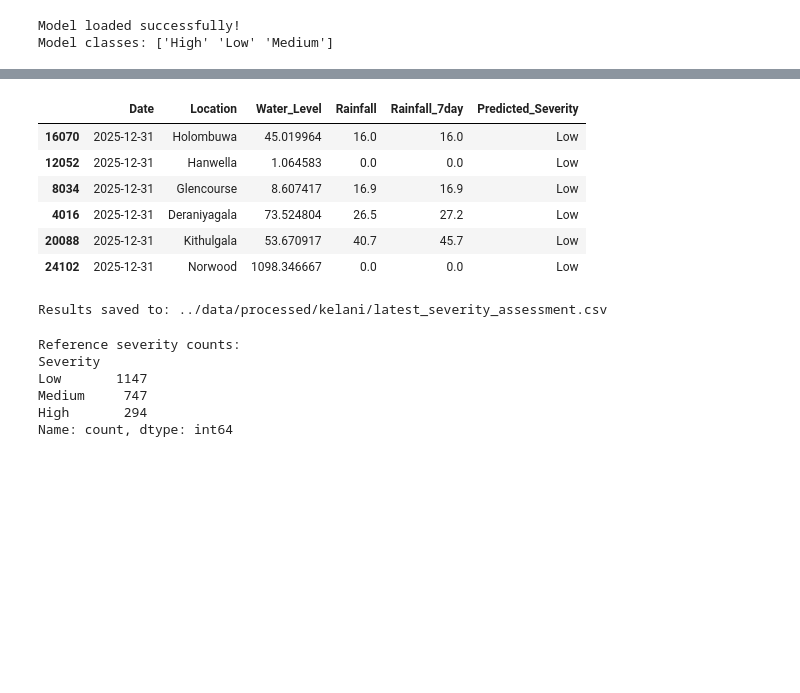
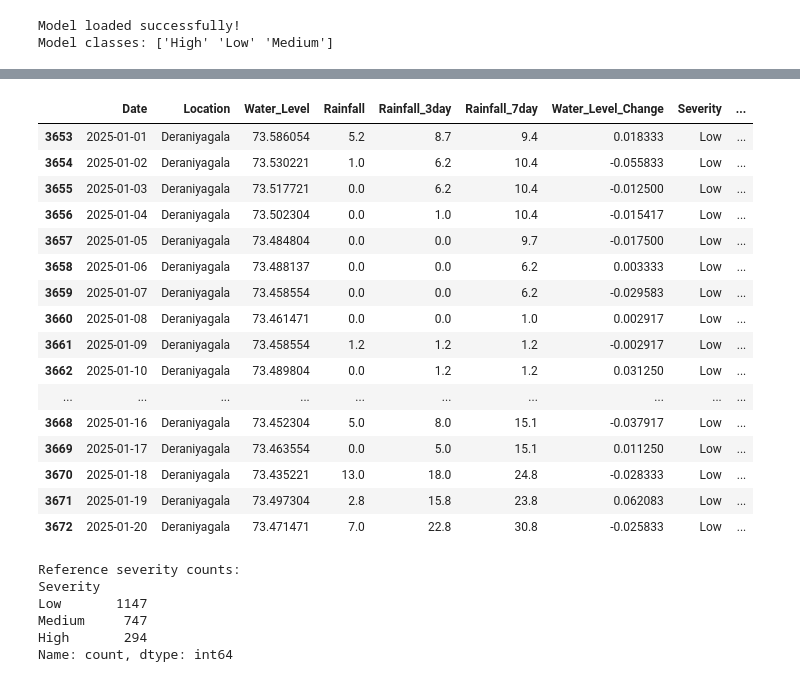
Before and after one commit to amasha-sinhalagoda/J26-IT-334, a Jupyter notebook: notebooks/kelani_flood_severity_assessment_model.ipynb, the cells around one changed output, grey strips where cells are left out. Saved outputs shown, nothing was run; the diff lists cells and outputs as text; code cells hidden in the pictures; blank space fills up the shorter version.

```diff
--- a/notebooks/kelani_flood_severity_assessment_model.ipynb
+++ b/notebooks/kelani_flood_severity_assessment_model.ipynb
@@ -587,27 +592,44 @@ Latest observations by station:
 # %%
-latest = (
-    model_df.sort_values("Date")
-    .groupby("Location")
-    .tail(1)
-    .copy()
+
+from pathlib import Path
+import pandas as pd
+
+# Use all available 2025 test observations
+yearly_results = test.copy()
+
+# Select the output columns
+results = yearly_results[
+    [
+        "Date",
+        "Location",
+        "Water_Level",
+        "Rainfall",
+        "Rainfall_3day",
+        "Rainfall_7day",
+        "Water_Level_Change",
+        "Severity",
+        "Predicted_Severity"
+    ]
+].copy()
+
+# Save the yearly results
+output_path = Path(
+    "../data/processed/kelani/yearly_severity_assessment_2025.csv"
 )
 
-latest["Predicted_Severity"] = loaded_model.predict(latest[features])
-
-results = latest[[
-    "Date",
-    "Location",
-    "Water_Level",
-    "Rainfall",
-    "Rainfall_7day",
-    "Predicted_Severity"
-]]
-
-output_path = Path("../data/processed/kelani/latest_severity_assessment.csv")
 output_path.parent.mkdir(parents=True, exist_ok=True)
 
 results.to_csv(output_path, index=False)
 
-display(results)
-print("Results saved to:", output_path)
+print("Yearly results saved to:", output_path)
+print("Total records:", len(results))
+print("Date range:", results["Date"].min(), "to", results["Date"].max())
+
+print("\nPredicted severity distribution:")
+print(results["Predicted_Severity"].value_counts())
+
+print("\nRecords per station:")
+print(results.groupby("Location")["Date"].count())
+
+display(results.head(20))
 # %% [output]
@@ -614,11 +656,20 @@ print("Results saved to:", output_path)
-|  | Date | Location | Water_Level | Rainfall | Rainfall_7day | Predicted_Severity |
-| 16070 | 2025-12-31 | Holombuwa | 45.019964 | 16.0 | 16.0 | Low |
-| 12052 | 2025-12-31 | Hanwella | 1.064583 | 0.0 | 0.0 | Low |
-| 8034 | 2025-12-31 | Glencourse | 8.607417 | 16.9 | 16.9 | Low |
-| 4016 | 2025-12-31 | Deraniyagala | 73.524804 | 26.5 | 27.2 | Low |
-| 20088 | 2025-12-31 | Kithulgala | 53.670917 | 40.7 | 45.7 | Low |
-| 24102 | 2025-12-31 | Norwood | 1098.346667 | 0.0 | 0.0 | Low |
+|  | Date | Location | Water_Level | Rainfall | Rainfall_3day | Rainfall_7day | Water_Level_Change | Severity | ... |
+| 3653 | 2025-01-01 | Deraniyagala | 73.586054 | 5.2 | 8.7 | 9.4 | 0.018333 | Low | ... |
+| 3654 | 2025-01-02 | Deraniyagala | 73.530221 | 1.0 | 6.2 | 10.4 | -0.055833 | Low | ... |
+| 3655 | 2025-01-03 | Deraniyagala | 73.517721 | 0.0 | 6.2 | 10.4 | -0.012500 | Low | ... |
+| 3656 | 2025-01-04 | Deraniyagala | 73.502304 | 0.0 | 1.0 | 10.4 | -0.015417 | Low | ... |
+| 3657 | 2025-01-05 | Deraniyagala | 73.484804 | 0.0 | 0.0 | 9.7 | -0.017500 | Low | ... |
+| 3658 | 2025-01-06 | Deraniyagala | 73.488137 | 0.0 | 0.0 | 6.2 | 0.003333 | Low | ... |
+| 3659 | 2025-01-07 | Deraniyagala | 73.458554 | 0.0 | 0.0 | 6.2 | -0.029583 | Low | ... |
+| 3660 | 2025-01-08 | Deraniyagala | 73.461471 | 0.0 | 0.0 | 1.0 | 0.002917 | Low | ... |
+| 3661 | 2025-01-09 | Deraniyagala | 73.458554 | 1.2 | 1.2 | 1.2 | -0.002917 | Low | ... |
+| 3662 | 2025-01-10 | Deraniyagala | 73.489804 | 0.0 | 1.2 | 1.2 | 0.031250 | Low | ... |
+| ... | ... | ... | ... | ... | ... | ... | ... | ... | ... |
+| 3668 | 2025-01-16 | Deraniyagala | 73.452304 | 5.0 | 8.0 | 15.1 | -0.037917 | Low | ... |
+| 3669 | 2025-01-17 | Deraniyagala | 73.463554 | 0.0 | 5.0 | 15.1 | 0.011250 | Low | ... |
+| 3670 | 2025-01-18 | Deraniyagala | 73.435221 | 13.0 | 18.0 | 24.8 | -0.028333 | Low | ... |
+| 3671 | 2025-01-19 | Deraniyagala | 73.497304 | 2.8 | 15.8 | 23.8 | 0.062083 | Low | ... |
+| 3672 | 2025-01-20 | Deraniyagala | 73.471471 | 7.0 | 22.8 | 30.8 | -0.025833 | Low | ... |
-Results saved to: ../data/processed/kelani/latest_severity_assessment.csv
 # %%
 
 # Check 1: Distribution of reference labels and predictions
```
Also changed, not shown: parts of 2 cells of this notebook.
